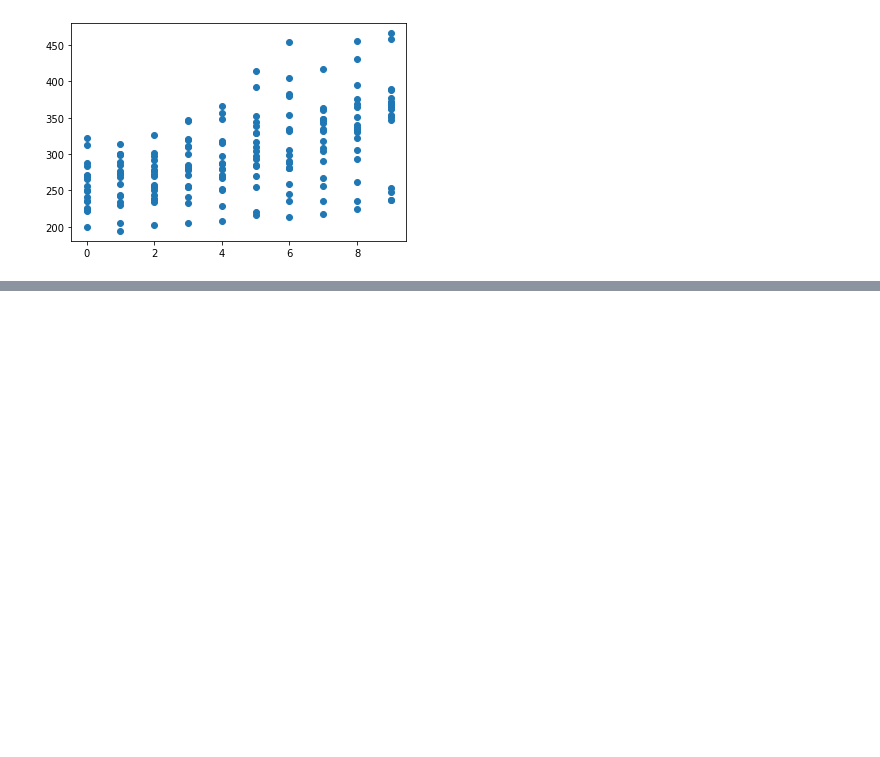
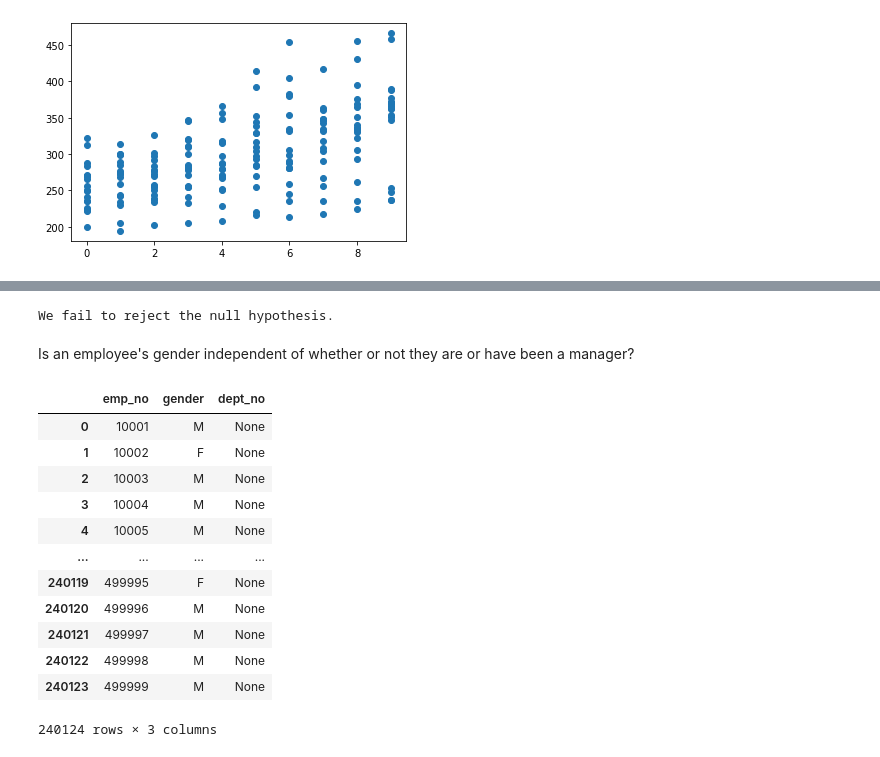
Before and after one commit to dashbringhurst/statistics-exercises, a Jupyter notebook: hypothesis_testing.ipynb, the cells around one changed output, grey strips where cells are left out. Saved outputs shown, nothing was run; the diff lists cells and outputs as text; code cells hidden in the pictures; blank space fills up the shorter version.

```diff
--- a/hypothesis_testing.ipynb
+++ b/hypothesis_testing.ipynb
@@ -471,0 +695,34 @@ plt.scatter(x,y)
+# %%
+if p < alpha:
+    print('We reject the null hypothesis.')
+else:
+    print('We fail to reject the null hypothesis.')
+# %% [output]
+We fail to reject the null hypothesis.
+# %% [markdown]
+Is an employee's gender independent of whether or not they are or have been a manager?
+# %%
+query = '''SELECT e.emp_no, e.gender, dm.dept_no
+            FROM employees as e
+            JOIN dept_emp as de ON de.emp_no = e.emp_no
+            JOIN departments as d ON d.dept_no = de.dept_no
+            LEFT JOIN dept_manager as dm ON dm.emp_no = e.emp_no
+            WHERE de.to_date = '9999-01-01';'''
+# %%
+df_man = pd.read_sql(query, access_db(db, env))
+# %%
+df_man
+# %% [output]
+|  | emp_no | gender | dept_no |
+| 0 | 10001 | M | None |
+| 1 | 10002 | F | None |
+| 2 | 10003 | M | None |
+| 3 | 10004 | M | None |
+| 4 | 10005 | M | None |
+| ... | ... | ... | ... |
+| 240119 | 499995 | F | None |
+| 240120 | 499996 | M | None |
+| 240121 | 499997 | M | None |
+| 240122 | 499998 | M | None |
+| 240123 | 499999 | M | None |
+240124 rows × 3 columns
```
Also changed, not shown: parts of 40 cells of this notebook.
